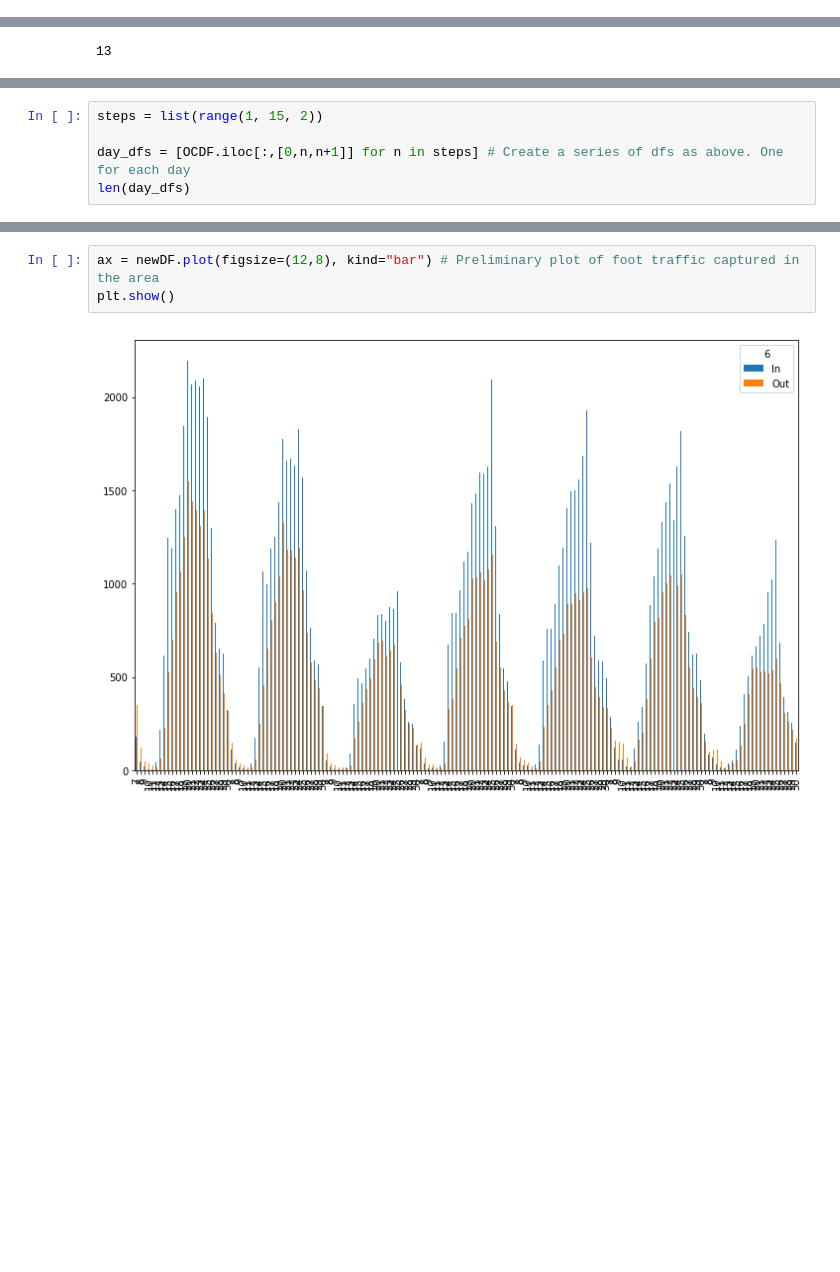
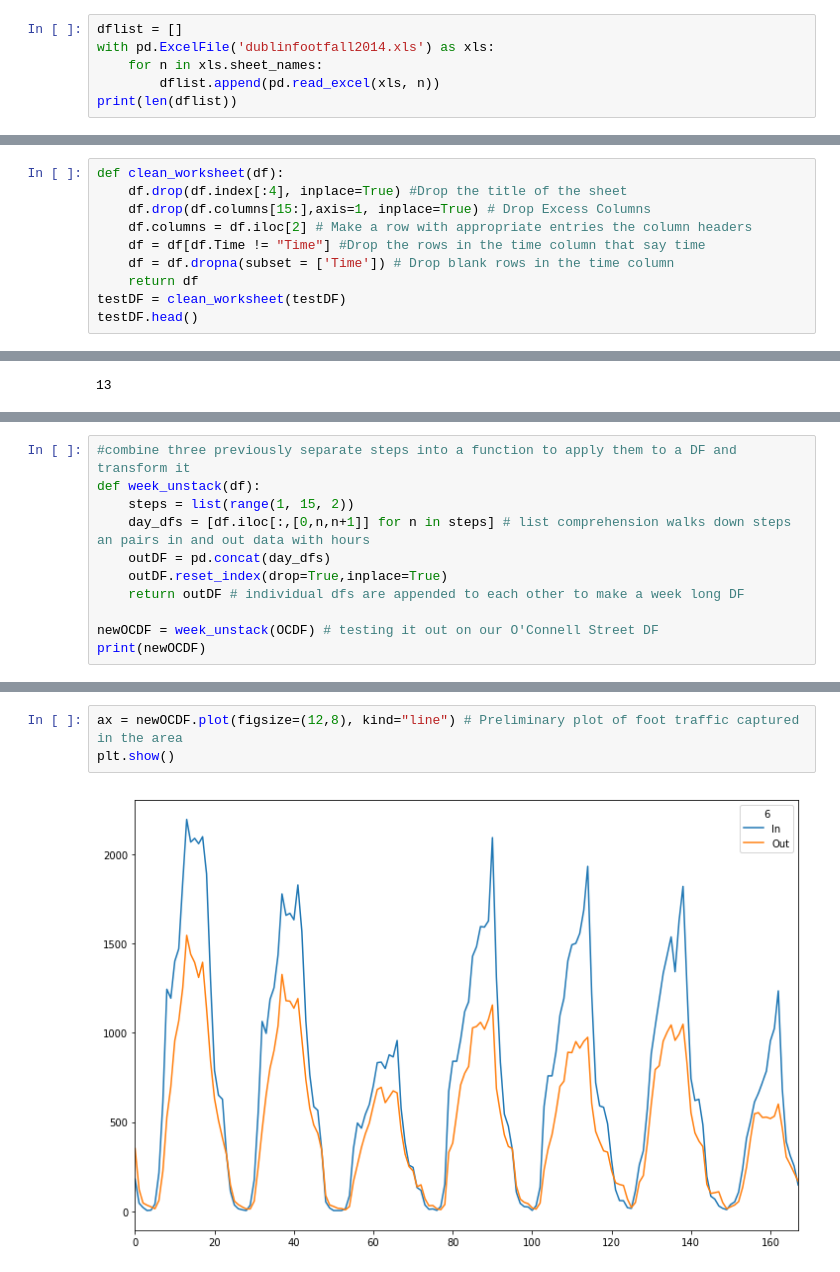
Before and after one commit to alfieish/DublinDataAnalysis, a Jupyter notebook: FootfallDataCleaning.ipynb, the cells around one changed output, grey strips where cells are left out. Saved outputs shown, nothing was run; the diff lists cells and outputs as text; blank space fills up the shorter version.

```diff
--- a/FootfallDataCleaning.ipynb
+++ b/FootfallDataCleaning.ipynb
@@ -40,0 +12,6 @@ testDF.head(5)
+# %%
+dflist = []
+with pd.ExcelFile('dublinfootfall2014.xls') as xls:
+    for n in xls.sheet_names:
+        dflist.append(pd.read_excel(xls, n))
+print(len(dflist))
@@ -40,0 +39,10 @@ testDF.head(5)
+# %%
+def clean_worksheet(df):
+    df.drop(df.index[:4], inplace=True) #Drop the title of the sheet
+    df.drop(df.columns[15:],axis=1, inplace=True) # Drop Excess Columns
+    df.columns = df.iloc[2] # Make a row with appropriate entries the column headers
+    df = df[df.Time != "Time"] #Drop the rows in the time column that say time
+    df = df.dropna(subset = ['Time']) # Drop blank rows in the time column
+    return df
+testDF = clean_worksheet(testDF)
+testDF.head()
@@ -76,5 +77,0 @@ monDF.head()
-# %%
-steps = list(range(1, 15, 2))
-
-day_dfs = [OCDF.iloc[:,[0,n,n+1]] for n in steps] # Create a series of dfs as above. One for each day
-len(day_dfs)
@@ -94,0 +91,11 @@ newDF.head(5)
+# %%
+#combine three previously separate steps into a function to apply them to a DF and transform it
+def week_unstack(df):
+    steps = list(range(1, 15, 2))
+    day_dfs = [df.iloc[:,[0,n,n+1]] for n in steps] # list comprehension walks down steps an pairs in and out data with hours
+    outDF = pd.concat(day_dfs)
+    outDF.reset_index(drop=True,inplace=True)
+    return outDF # individual dfs are appended to each other to make a week long DF
+
+newOCDF = week_unstack(OCDF) # testing it out on our O'Connell Street DF
+print(newOCDF)
@@ -95,5 +145,5 @@ newDF.head(5)
 # %%
-ax = newDF.plot(figsize=(12,8), kind="bar") # Preliminary plot of foot traffic captured in the area
+ax = newOCDF.plot(figsize=(12,8), kind="line") # Preliminary plot of foot traffic captured in the area
 plt.show()
 # %% [output]
-[figure, old version]
+[figure, new version]
```
Also changed, not shown: parts of 15 cells of this notebook.
